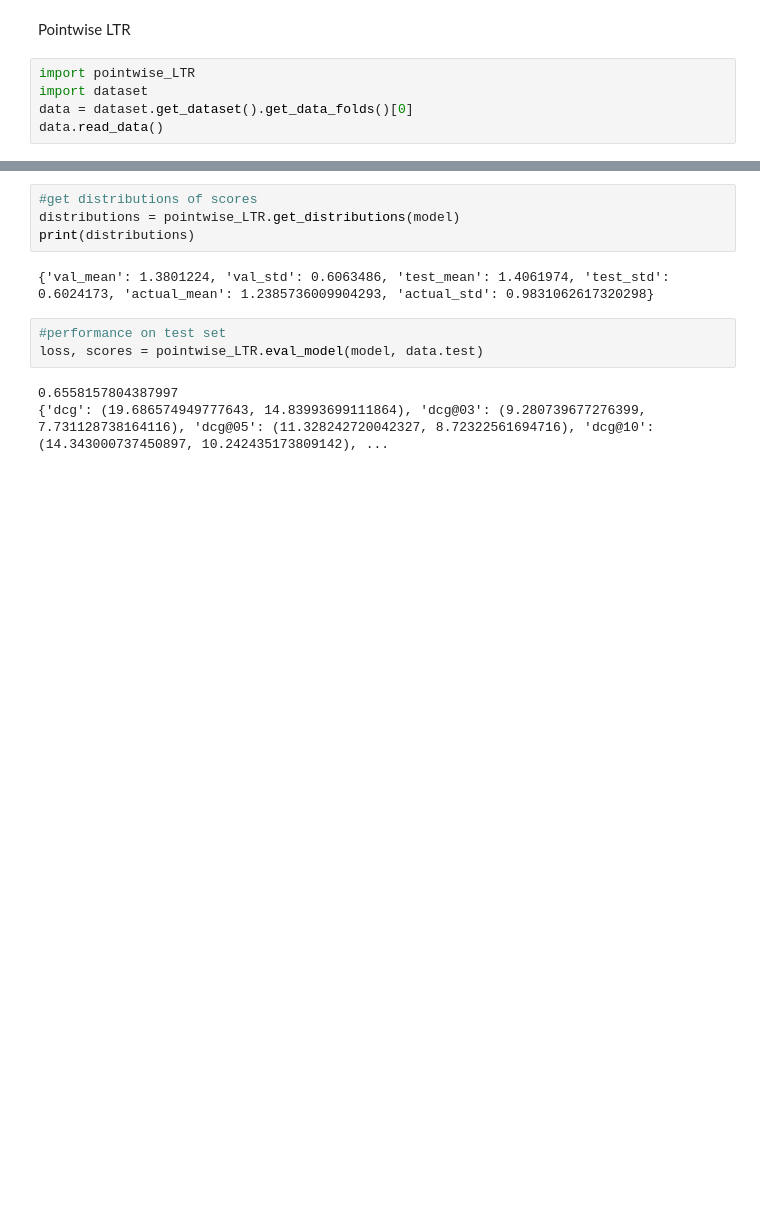
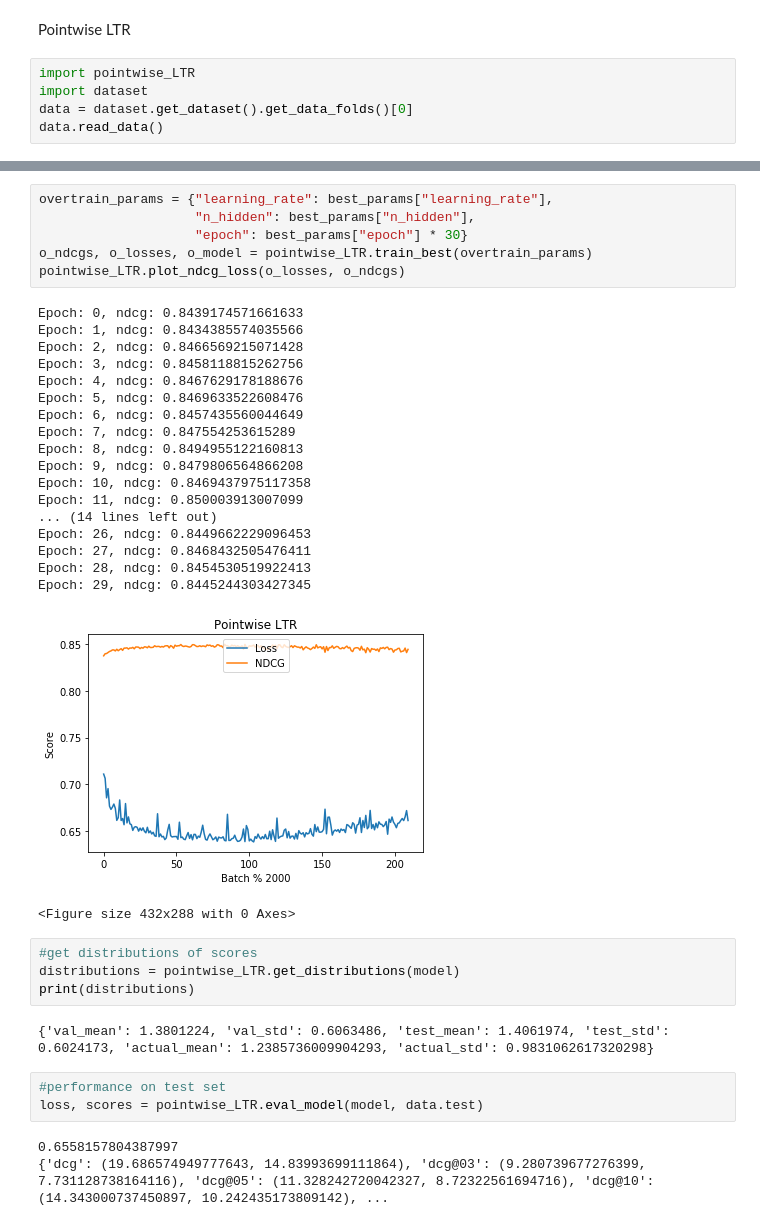
Before and after one commit to PhilLint/IR1, a Jupyter notebook: hw3/HW3-output.ipynb, the cells around one changed output, grey strips where cells are left out. Drawn from its saved outputs; the diff is of its cells as text; blank space fills up the shorter version.

```diff
--- a/hw3/HW3-output.ipynb
+++ b/hw3/HW3-output.ipynb
@@ -27,4 +42,30 @@ pointwise_LTR.plot_ndcg_loss(losses, ndcgs)
 <Figure size 432x288 with 0 Axes>
+# %%
+overtrain_params = {"learning_rate": best_params["learning_rate"],
+                    "n_hidden": best_params["n_hidden"],
+                    "epoch": best_params["epoch"] * 30}
+o_ndcgs, o_losses, o_model = pointwise_LTR.train_best(overtrain_params)
+pointwise_LTR.plot_ndcg_loss(o_losses, o_ndcgs)
+# %% [output]
+Epoch: 0, ndcg: 0.8439174571661633
+Epoch: 1, ndcg: 0.8434385574035566
+Epoch: 2, ndcg: 0.8466569215071428
+Epoch: 3, ndcg: 0.8458118815262756
+Epoch: 4, ndcg: 0.8467629178188676
+Epoch: 5, ndcg: 0.8469633522608476
+Epoch: 6, ndcg: 0.8457435560044649
+Epoch: 7, ndcg: 0.847554253615289
+Epoch: 8, ndcg: 0.8494955122160813
+Epoch: 9, ndcg: 0.8479806564866208
+Epoch: 10, ndcg: 0.8469437975117358
+Epoch: 11, ndcg: 0.850003913007099
+... (14 lines left out)
+Epoch: 26, ndcg: 0.8449662229096453
+Epoch: 27, ndcg: 0.8468432505476411
+Epoch: 28, ndcg: 0.8454530519922413
+Epoch: 29, ndcg: 0.8445244303427345
+[figure, added]
+<Figure size 432x288 with 0 Axes>
 # %%
 #get distributions of scores
 distributions = pointwise_LTR.get_distributions(model)
```
Also changed, not shown: parts of 3 cells of this notebook, 1 other file.
